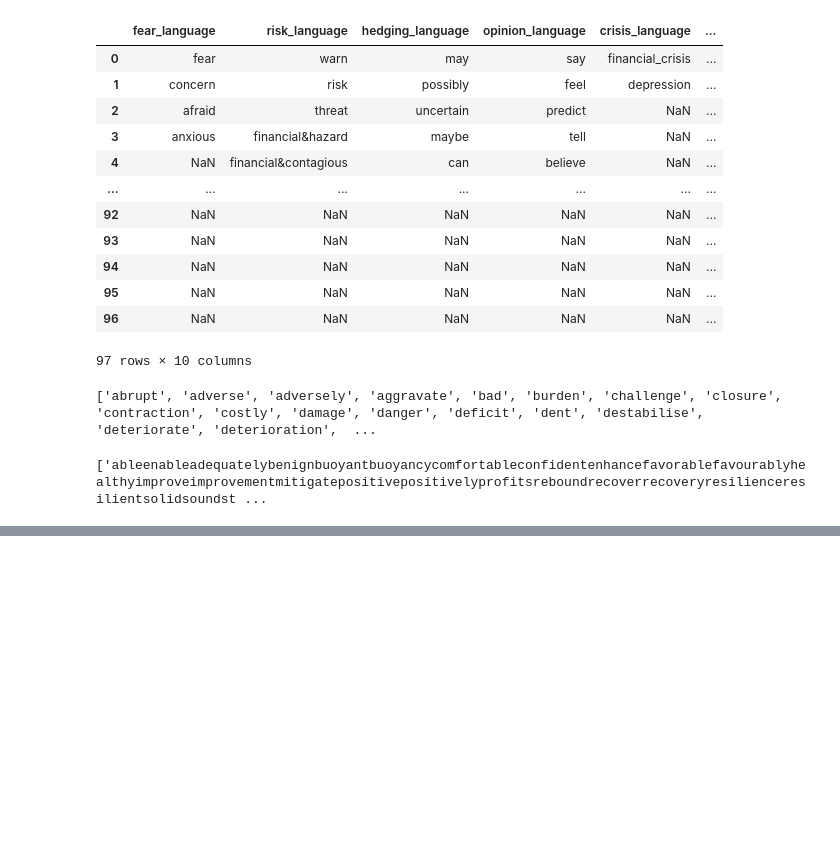
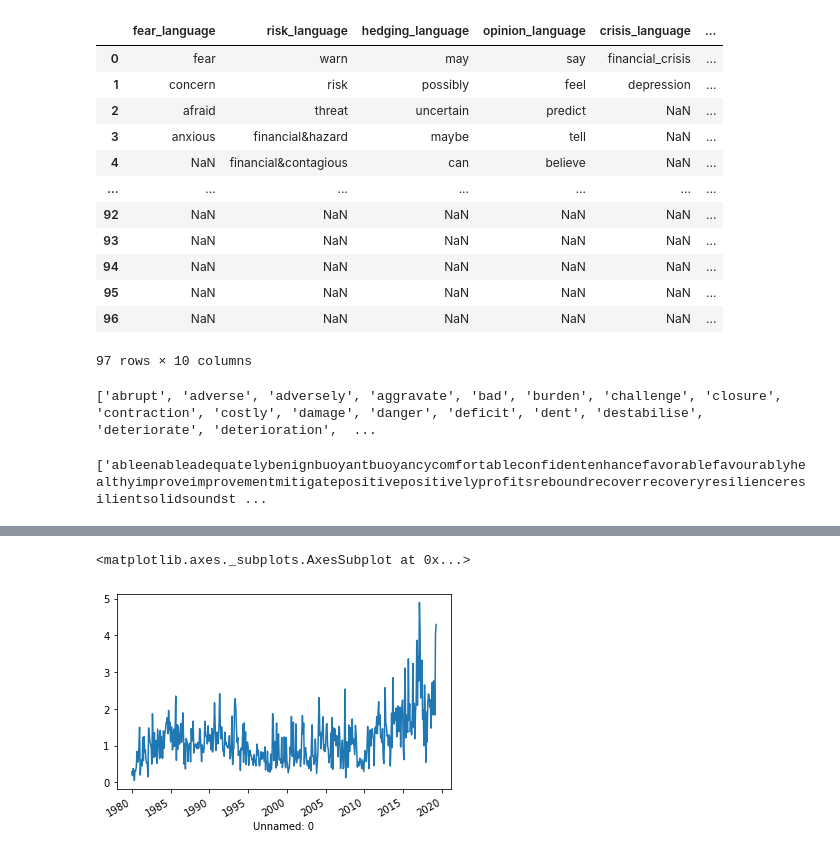
Before and after one commit to johnsonice/IMF_VE_News, a Jupyter notebook: research/w2v_compare/Untitled.ipynb, the cells around one changed output, grey strips where cells are left out. Drawn from its saved outputs; the diff is of its cells as text; code cells hidden in the pictures; blank space fills up the shorter version.

```diff
--- a/research/w2v_compare/Untitled.ipynb
+++ b/research/w2v_compare/Untitled.ipynb
@@ -46,0 +94,6 @@ pos
+# %%
+test_ind_pos = create_agg_index(grouped_words['positive_sentiment_language'], argentina_nonw2v_df)
+test_ind_pos.plot()
+# %% [output]
+<matplotlib.axes._subplots.AxesSubplot at 0x...>
+[figure, added]
```
Also changed, not shown: parts of 12 cells of this notebook, 1 other file.
